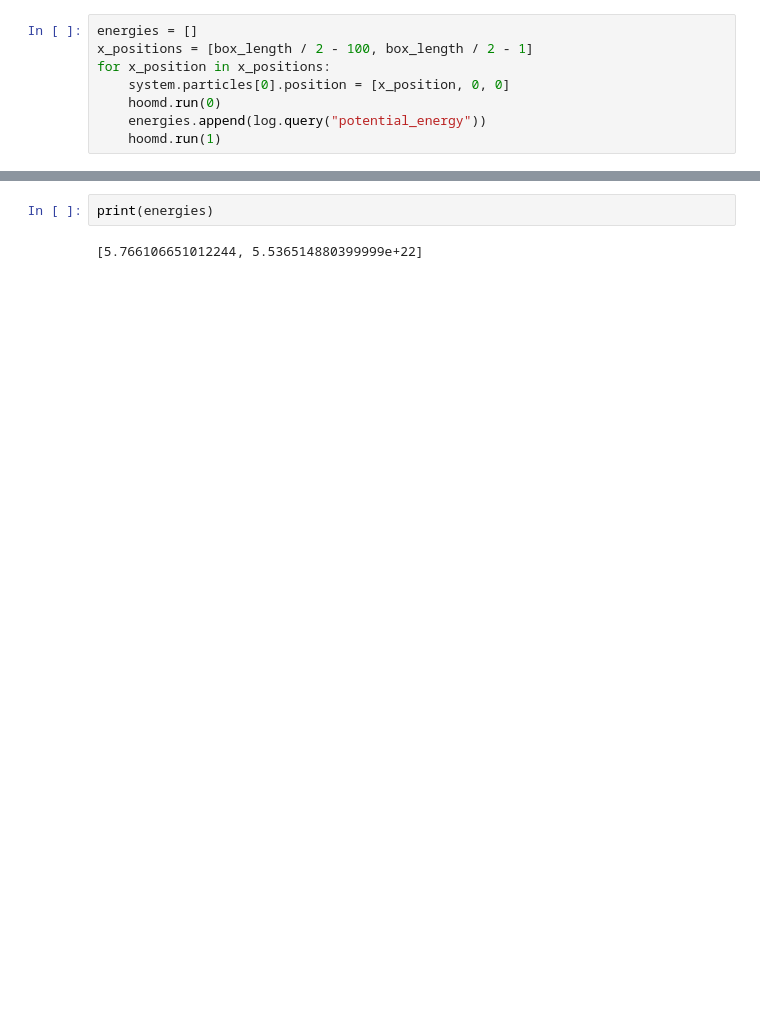
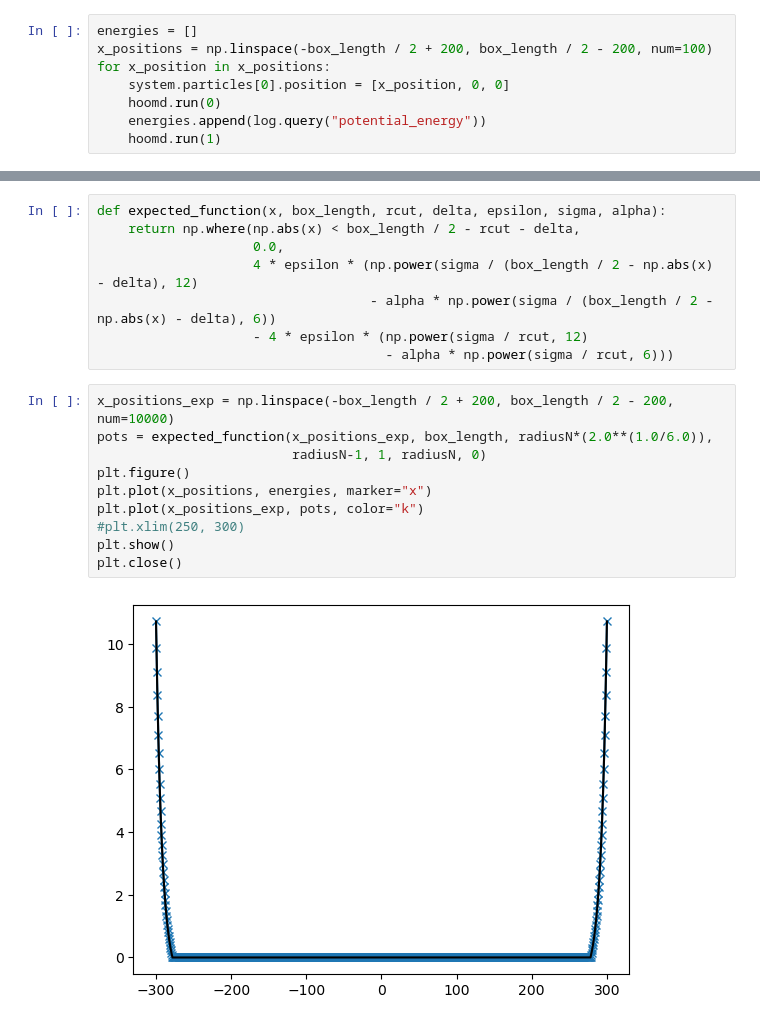
Before and after one commit to hocky-research-group/PACSim, a Jupyter notebook: jupyter_scripts/plot_slj_walls_hoomd.ipynb, the cells around one changed output, grey strips where cells are left out. Drawn from its saved outputs; the diff is of its cells as text; blank space fills up the shorter version.

```diff
--- a/jupyter_scripts/plot_slj_walls_hoomd.ipynb
+++ b/jupyter_scripts/plot_slj_walls_hoomd.ipynb
@@ -58,6 +117,6 @@ notice(2): integrate.langevin/bd is using specified gamma values
 # %%
 energies = []
-x_positions = [box_length / 2 - 100, box_length / 2 - 1]
+x_positions = np.linspace(-box_length / 2 + 200, box_length / 2 - 200, num=100)
 for x_position in x_positions:
     system.particles[0].position = [x_position, 0, 0]
     hoomd.run(0)
@@ -95,4 +169,20 @@ Average TPS: 5649.72
-# %%
-print(energies)
-# %% [output]
-[5.766106651012244, 5.536514880399999e+22]
+# %%
+def expected_function(x, box_length, rcut, delta, epsilon, sigma, alpha):
+    return np.where(np.abs(x) < box_length / 2 - rcut - delta,
+                    0.0,
+                    4 * epsilon * (np.power(sigma / (box_length / 2 - np.abs(x) - delta), 12)
+                                   - alpha * np.power(sigma / (box_length / 2 - np.abs(x) - delta), 6))
+                    - 4 * epsilon * (np.power(sigma / rcut, 12)
+                                     - alpha * np.power(sigma / rcut, 6)))
+# %%
+x_positions_exp = np.linspace(-box_length / 2 + 200, box_length / 2 - 200, num=10000)
+pots = expected_function(x_positions_exp, box_length, radiusN*(2.0**(1.0/6.0)),
+                         radiusN-1, 1, radiusN, 0)
+plt.figure()
+plt.plot(x_positions, energies, marker="x")
+plt.plot(x_positions_exp, pots, color="k")
+#plt.xlim(250, 300)
+plt.show()
+plt.close()
+# %% [output]
+[figure, added]
```
Also changed, not shown: parts of 5 cells of this notebook.
